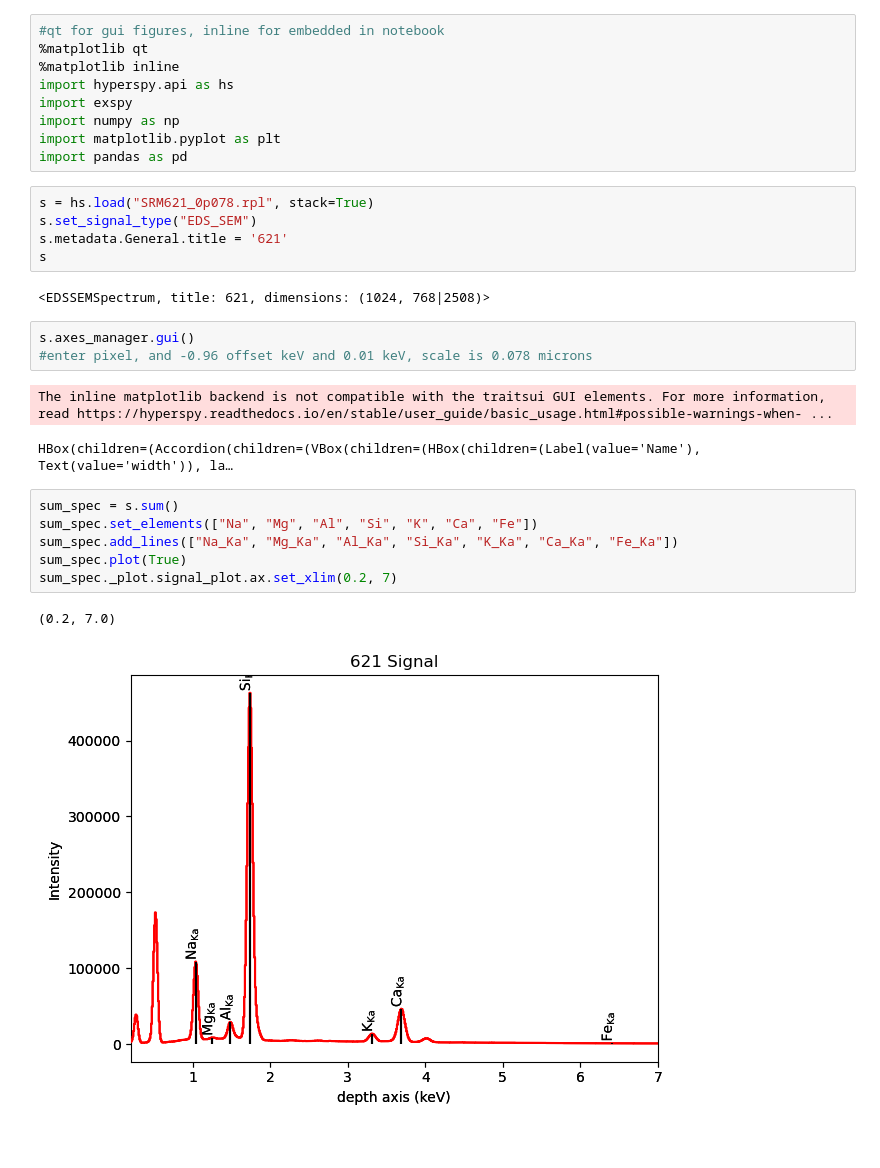
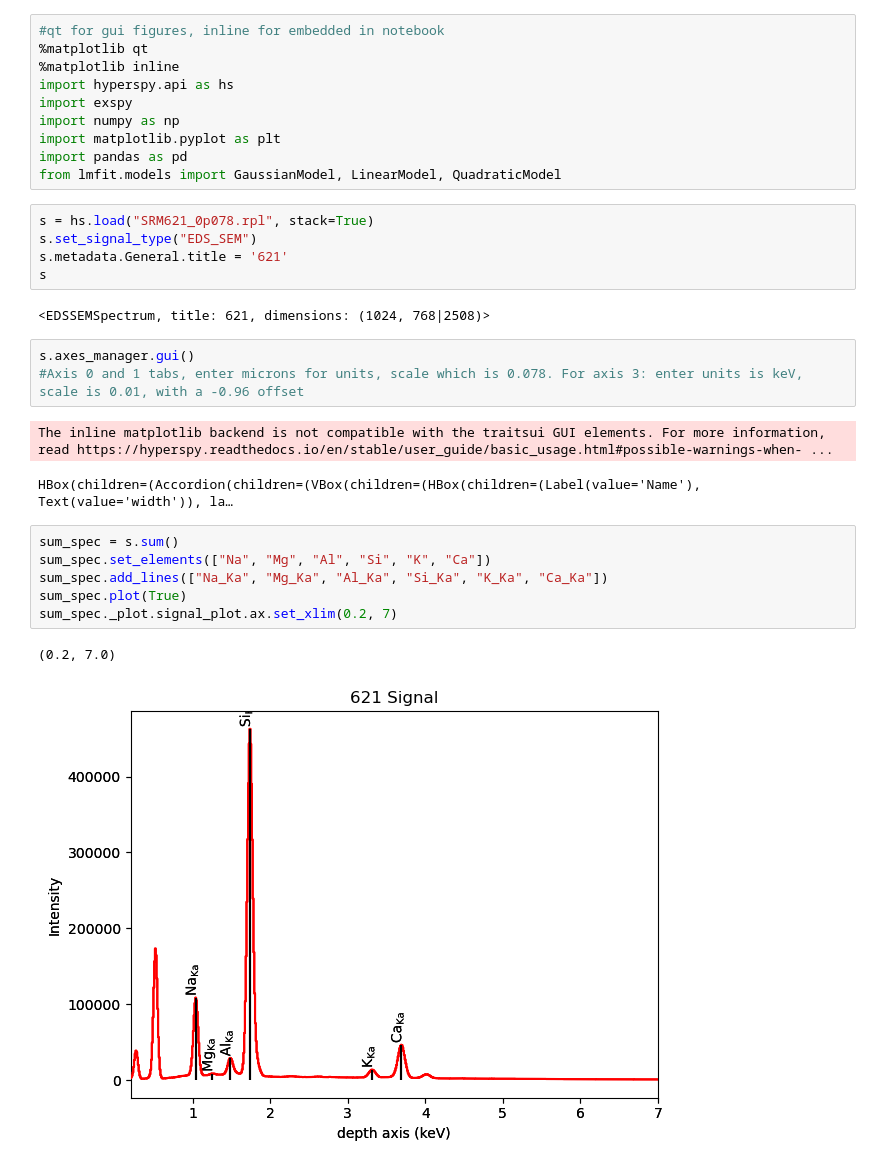
Before and after one commit to lam-thomas-f/Analysis-and-Image-Processing-for-Phase-Specific-Standards-Based-Quantification-of-SEM-EDS-Data, a Jupyter notebook: SRM621.ipynb, the cells around one changed output. Drawn from its saved outputs; the diff is of its cells as text.

```diff
--- a/SRM621.ipynb
+++ b/SRM621.ipynb
@@ -7,6 +7,7 @@ import exspy
 import numpy as np
 import matplotlib.pyplot as plt
 import pandas as pd
+from lmfit.models import GaussianModel, LinearModel, QuadraticModel
 # %%
 s = hs.load("SRM621_0p078.rpl", stack=True)
 s.set_signal_type("EDS_SEM")
@@ -16,16 +17,16 @@ s
 <EDSSEMSpectrum, title: 621, dimensions: (1024, 768|2508)>
 # %%
 s.axes_manager.gui()
-#enter pixel, and -0.96 offset keV and 0.01 keV, scale is 0.078 microns
+#Axis 0 and 1 tabs, enter microns for units, scale which is 0.078. For axis 3: enter units is keV, scale is 0.01, with a -0.96 offset
 # %% [output]
 The inline matplotlib backend is not compatible with the traitsui GUI elements. For more information, read https://hyperspy.readthedocs.io/en/stable/user_guide/basic_usage.html#possible-warnings-when- ...
 HBox(children=(Accordion(children=(VBox(children=(HBox(children=(Label(value='Name'), Text(value='width')), la…
 # %%
 sum_spec = s.sum()
-sum_spec.set_elements(["Na", "Mg", "Al", "Si", "K", "Ca", "Fe"])
-sum_spec.add_lines(["Na_Ka", "Mg_Ka", "Al_Ka", "Si_Ka", "K_Ka", "Ca_Ka", "Fe_Ka"])
+sum_spec.set_elements(["Na", "Mg", "Al", "Si", "K", "Ca"])
+sum_spec.add_lines(["Na_Ka", "Mg_Ka", "Al_Ka", "Si_Ka", "K_Ka", "Ca_Ka"])
 sum_spec.plot(True)
 sum_spec._plot.signal_plot.ax.set_xlim(0.2, 7)
 # %% [output]
 (0.2, 7.0)
-[figure, old version]
+[figure, new version]
```
Also changed, not shown: parts of 14 cells of this notebook, 10 other files.
